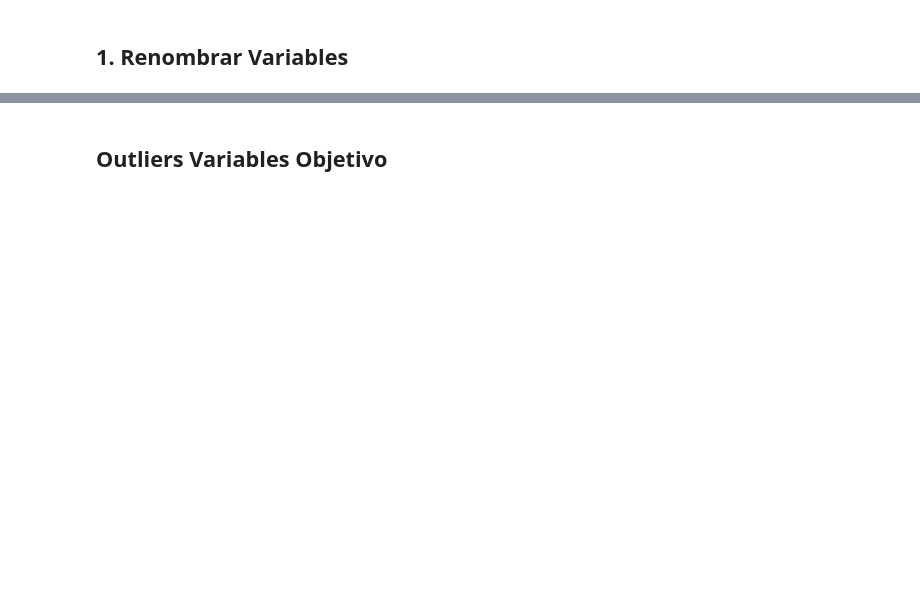
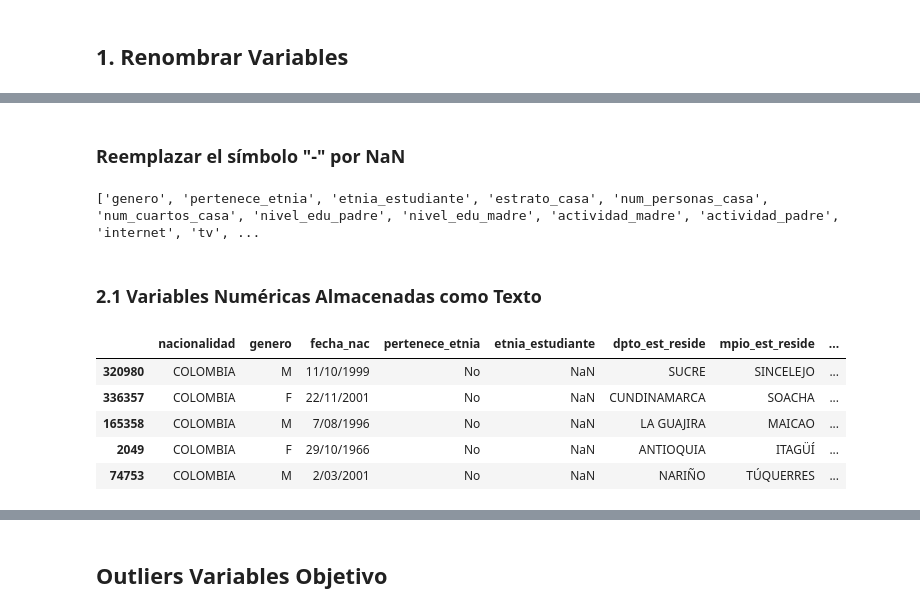
Before and after one commit to JorgeJordyJaimes/prediccion-icfes-colombia, a Jupyter notebook: notebooks/2. limpieza-datos.ipynb, the cells around one changed output, grey strips where cells are left out. Cells and saved outputs as stored; diff of their text form; code cells hidden in the pictures; blank space fills up the shorter version.

```diff
--- a/notebooks/2. limpieza-datos.ipynb
+++ b/notebooks/2. limpieza-datos.ipynb
@@ -118,0 +123,23 @@ for col in icfes.select_dtypes(include=["int64", "float64"]).columns:
+# %% [markdown]
+### Reemplazar el símbolo "-" por NaN
+# %%
+### Cambiando el simbolo "-" por NaN para poder imputar después
+# Lista para almacenar las columnas que contienen "-"
+columnas_con_guion = [col for col in icfes.columns if "-" in icfes[col].astype(str).unique()]
+print(columnas_con_guion)  # 🔍 Muestra las columnas que contienen "-"
+
+for col in columnas_con_guion:
+    icfes[col] = icfes[col].replace({"-": np.nan})
+# %% [output]
+['genero', 'pertenece_etnia', 'etnia_estudiante', 'estrato_casa', 'num_personas_casa', 'num_cuartos_casa', 'nivel_edu_padre', 'nivel_edu_madre', 'actividad_madre', 'actividad_padre', 'internet', 'tv', ...
+# %% [markdown]
+### 2.1 Variables Numéricas Almacenadas como Texto
+# %%
+icfes.sample(5)
+# %% [output]
+|  | nacionalidad | genero | fecha_nac | pertenece_etnia | etnia_estudiante | dpto_est_reside | mpio_est_reside | ... |
+| 320980 | COLOMBIA | M | 11/10/1999 | No | NaN | SUCRE | SINCELEJO | ... |
+| 336357 | COLOMBIA | F | 22/11/2001 | No | NaN | CUNDINAMARCA | SOACHA | ... |
+| 165358 | COLOMBIA | M | 7/08/1996 | No | NaN | LA GUAJIRA | MAICAO | ... |
+| 2049 | COLOMBIA | F | 29/10/1966 | No | NaN | ANTIOQUIA | ITAGÜÍ | ... |
+| 74753 | COLOMBIA | M | 2/03/2001 | No | NaN | NARIÑO | TÚQUERRES | ... |
```
Also changed, not shown: parts of 24 cells of this notebook.
